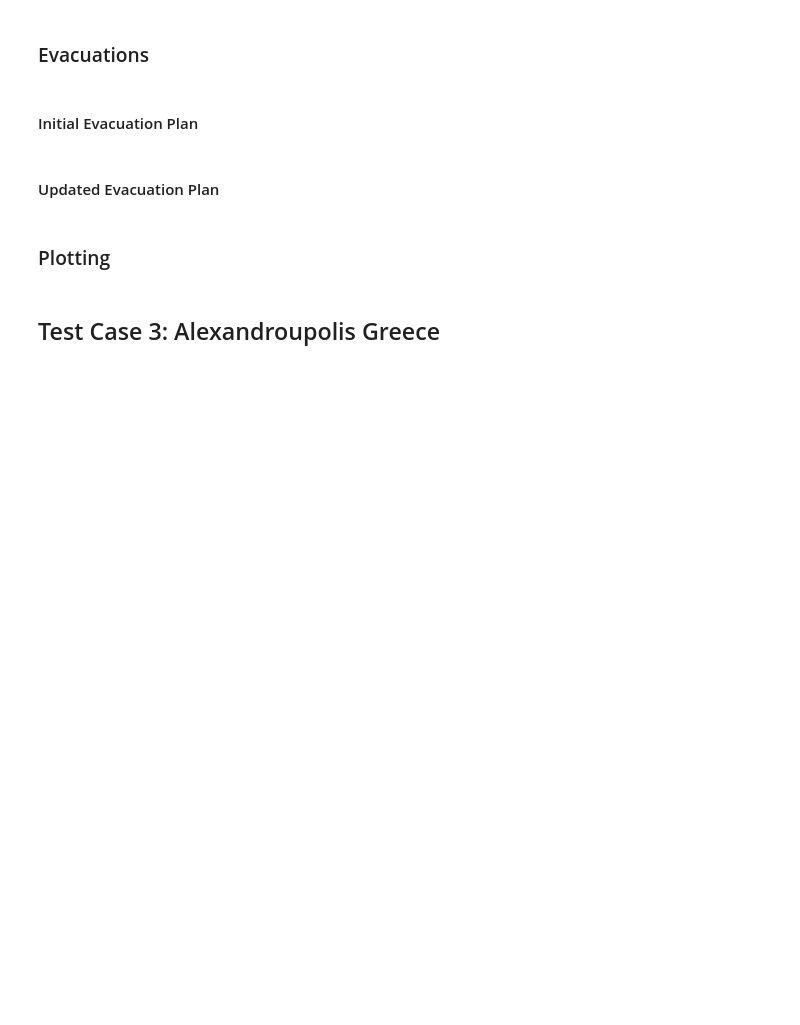
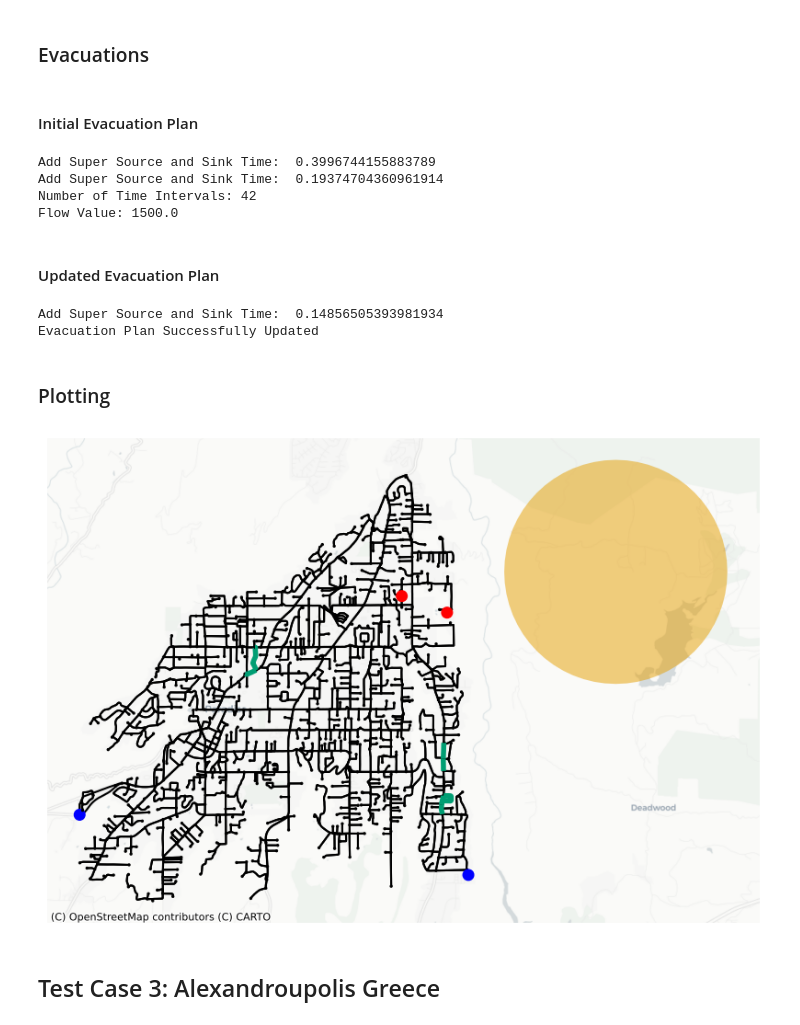
Before and after one commit to DillWithIt77/Fire_Evac_F22, a Jupyter notebook: Examples.ipynb, the cells around one changed output. Saved outputs shown, nothing was run; the diff lists cells and outputs as text; code cells hidden in the pictures; blank space fills up the shorter version.

Commit message:
new plotting functions

```diff
--- a/Examples.ipynb
+++ b/Examples.ipynb
@@ -129,6 +129,20 @@ fire_origin_radii_2 = [(39.783537, -121.533280, 1.25)] #### locations based on c
 num_time_ints_2, max_flow_2, flow_dict_2, ten_s_t_flow_2, ten_s_t_2, rmvd_nodes_mat_2, edge_dist_mat_2, fire_poly_mat_2 = ex.det_num_int(G_2, 1000, fire_origin_radii_2)
 print('Number of Time Intervals:',num_time_ints_2)
 print('Flow Value:', max_flow_2)
+# %%
+location_2 = 'Paradise California'
+sup_dem_nodes_2 = [(262,-500),(550,-1000),(520,900),(512,600)]
+G_2= ex.construct_orig_graph(location_2,sup_dem_nodes_2,tolerance = 50)
+fire_origin_radii_2 = [(39.783537, -121.533280, 1.25)] #### locations based on camp fire (2018)
+
+num_time_ints_2, max_flow_2, flow_dict_2, ten_s_t_flow_2, ten_s_t_2, rmvd_nodes_mat_2, edge_dist_mat_2, fire_poly_mat_2 = ex.det_num_int(G_2, 1000, fire_origin_radii_2)
+print('Number of Time Intervals:',num_time_ints_2)
+print('Flow Value:', max_flow_2)
+# %% [output]
+Add Super Source and Sink Time:  0.3996744155883789
+Add Super Source and Sink Time:  0.19374704360961914
+Number of Time Intervals: 42
+Flow Value: 1500.0
 # %% [markdown]
 #### Updated Evacuation Plan
 # %%
@@ -136,8 +150,9 @@ print('Flow Value:', max_flow_2)
 time_int_update_2 = 5
 fire_time_int_2 = 15
 fire_origin_radii_update_2 = [(39.783537, -121.533280, 1.5), (39.769283, -121.547236, 0.6)]
-part_ten_s_t_2, fire_mat_poly_update_2, flow_dict_part_2, flow_value_part_ = ex.evac_update(ten_s_t_2, G_2, rmvd_nodes_mat_2, edge_dist_mat_2, time_int_update,
-                                                                                  fire_time_int_2, num_time_ints_2, fire_origin_radii_update_2, flow_dict_2)
+part_ten_s_t_2, rmvd_nodes_mat_update_2, edge_dist_mat_update_2, fire_mat_poly_update_2, flow_dict_part_2, flow_value_part_ = ex.evac_update(ten_s_t_2, G_2,
+                                                                            rmvd_nodes_mat_2, edge_dist_mat_2, fire_poly_mat_2,time_int_update_2,
+                                                                            fire_time_int_2, num_time_ints_2, fire_origin_radii_update_2, flow_dict_2)
 
 flow_dict_copy_2 = flow_dict_2.copy()
 flow_dict_part_copy_2 = flow_dict_part_2.copy()
@@ -146,10 +161,13 @@ merged_dicts_2 = ex.merge_flow_dicts(flow_dict_copy_2, flow_dict_part_copy_2)
 
 merged_tens_2 = ex.merg_tens(ten_s_t_2.copy(), part_ten_s_t_2.copy())
 colored_max_flow_ten_merg_2 = ex.color_max_flow(merged_tens_2.copy(),merged_dicts_2)
+# %% [output]
+Add Super Source and Sink Time:  0.14856505393981934
+Evacuation Plan Successfully Updated
 # %% [markdown]
 ### Plotting
 # %%
-end_time_int = 53
+end_time_int = 20
 orig_graph = G_2
 
 ##### for orignal evac plan plots
@@ -178,37 +196,39 @@ gwm_edges = gdf_edges.to_crs(epsg=3857)
 ####plot everything
 fig, ax= plt.subplots(figsize=(10, 10))
 ####used to zoom in on area of plot
-ax.set_xlim(-13540000, -13527500)  # Set x-axis limits
-ax.set_ylim(4825500, 4837000)  # Set y-axis limits
+# ax.set_xlim(-13540000, -13527500)  # Set x-axis limits
+# ax.set_ylim(4825500, 4837000)  # Set y-axis limits
 
 gwm_edges.plot(alpha=1, edgecolor = 'k', ax = ax, zorder = 2)
 
 for edge in orig_flow_edges:
     gdf_selected_edge = gwm_edges[gwm_edges.index.isin([edge])]
     gdf_selected_edge.plot(ax=ax, color='#009E73', linewidth=4, zorder = 5)
 
 if fire[end_time_int].geom_type == 'Polygon':
     ext = gpd.GeoSeries(fire[end_time_int])
     ext.crs = orig_crs
     gdf = gpd.GeoDataFrame(geometry=ext).to_crs(epsg=3857)
     x,y = Polygon(gdf['geometry'].iloc[0]).exterior.xy
     ax.fill(x,y,'#E69F00', alpha = 0.5, zorder = 5)
 else:
     for geom in fire[end_time_int].geoms:
         ext = gpd.GeoSeries(geom)
         ext.crs = orig_crs
         gdf = gpd.GeoDataFrame(geometry=ext).to_crs(epsg=3857)
         xs, ys = Polygon(gdf['geometry'].iloc[0]).exterior.xy
         ax.fill(xs, ys, alpha=0.5, fc='#E69F00', ec='none')
 
 
 gwm_nodes.plot(figsize=(10, 10), alpha=1, color = [sup_dem_colors[node] for node in gwm_nodes.index],
                markersize = [size[node] for node in gwm_nodes.index] ,ax=ax, zorder = 3)
 #### add map to background
 cx.add_basemap(ax, source = cx.providers.CartoDB.Positron, zorder = 1)
 
 ax.axis('off')
 plt.show()
+# %% [output]
+[figure, added]
 # %% [markdown]
 ## Test Case 3: Alexandroupolis Greece
 # %% [markdown]
```
Also changed, not shown: parts of 5 cells of this notebook, 2 other files.
